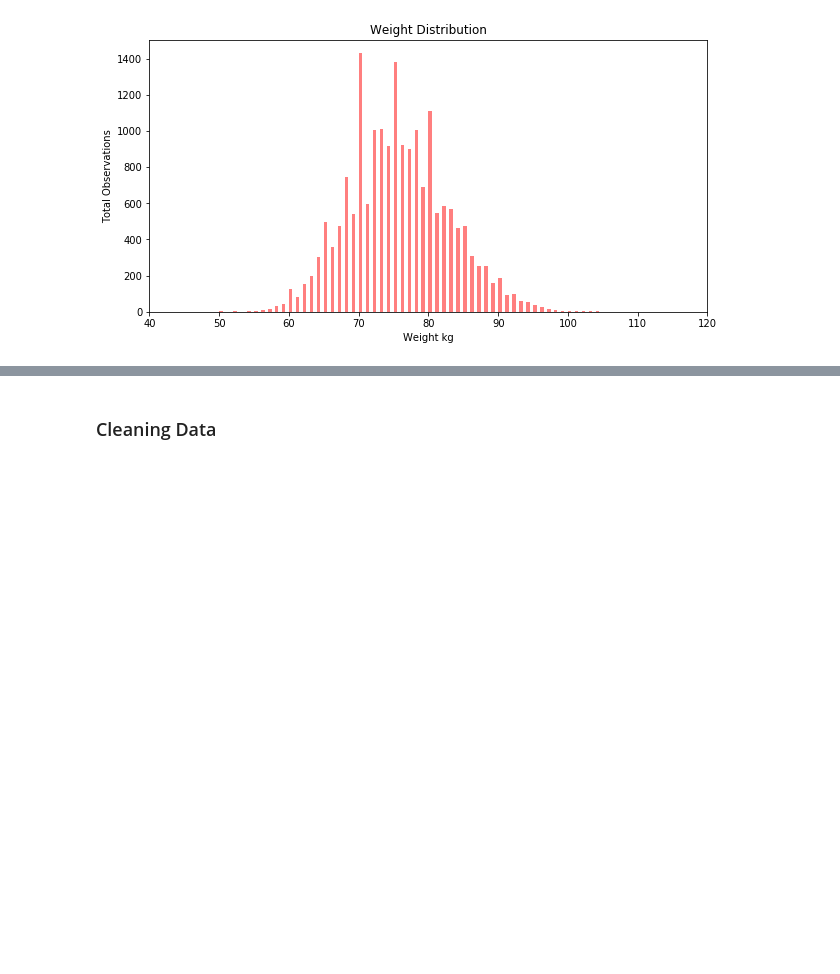
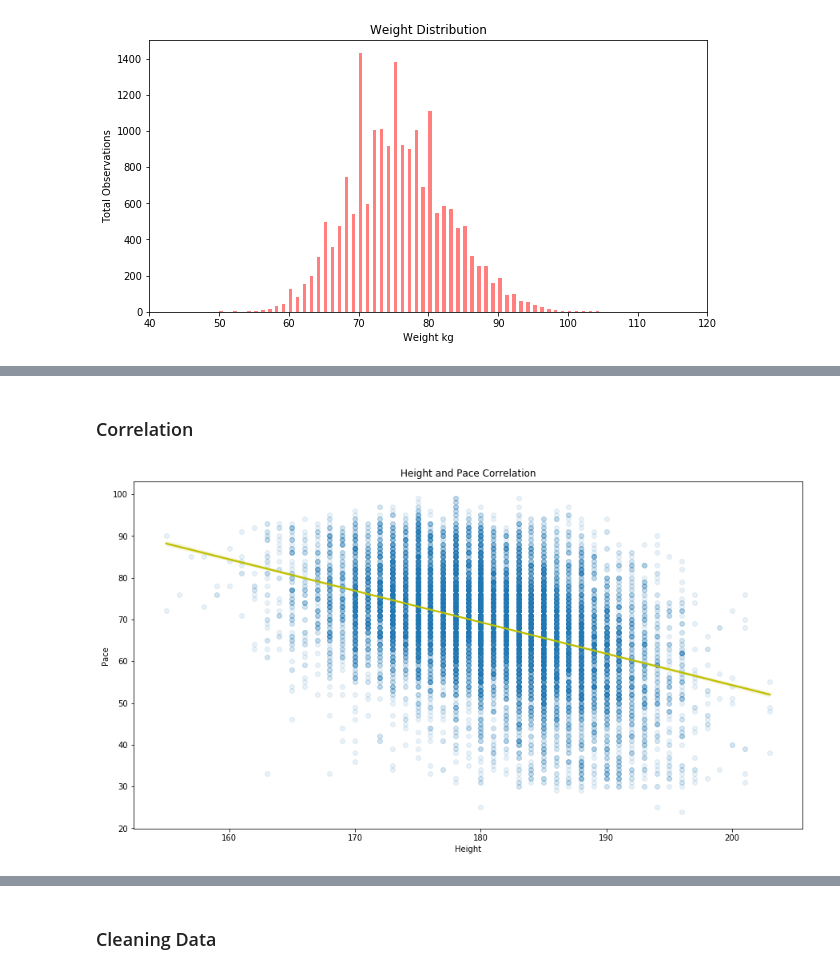
Before and after one commit to eduardopd/fifa-20-dataset, a Jupyter notebook: fifa-fut-2020-analysis.ipynb, the cells around one changed output, grey strips where cells are left out. Saved outputs shown, nothing was run; the diff lists cells and outputs as text; code cells hidden in the pictures; blank space fills up the shorter version.

```diff
--- a/fifa-fut-2020-analysis.ipynb
+++ b/fifa-fut-2020-analysis.ipynb
@@ -338,0 +408,23 @@ plt.show(graph_weight());
+# %% [markdown]
+### Correlation
+# %%
+# Scatter plot - Height/Pace
+
+ds = df_eda['height']
+dk = df_eda['pace']
+
+def height_pace_scatter():
+    sb.regplot(ds, dk, color='y', scatter=False);
+    sb.regplot(ds, dk, fit_reg=False, scatter_kws = {'alpha':0.1});
+    plt.ylabel('Pace')
+    plt.xlabel('Height')
+
+plt.figure(figsize=[15,8])
+plt.grid(False)
+plt.title('Height and Pace Correlation')
+#plt.ylim([0, 0.05])
+#plt.xlim([0, 10000])
+
+height_pace_scatter()
+# %% [output]
+[figure, added]
```
Also changed, not shown: parts of 14 cells of this notebook.
